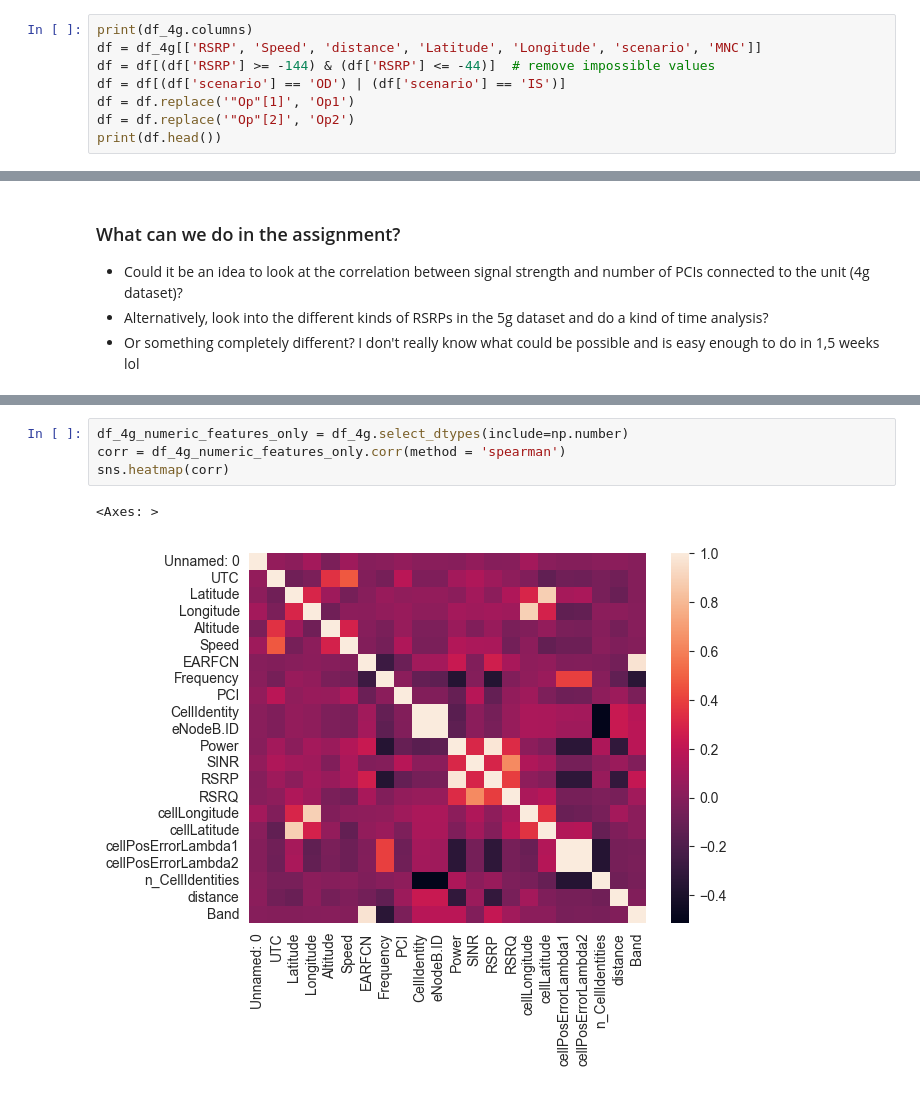
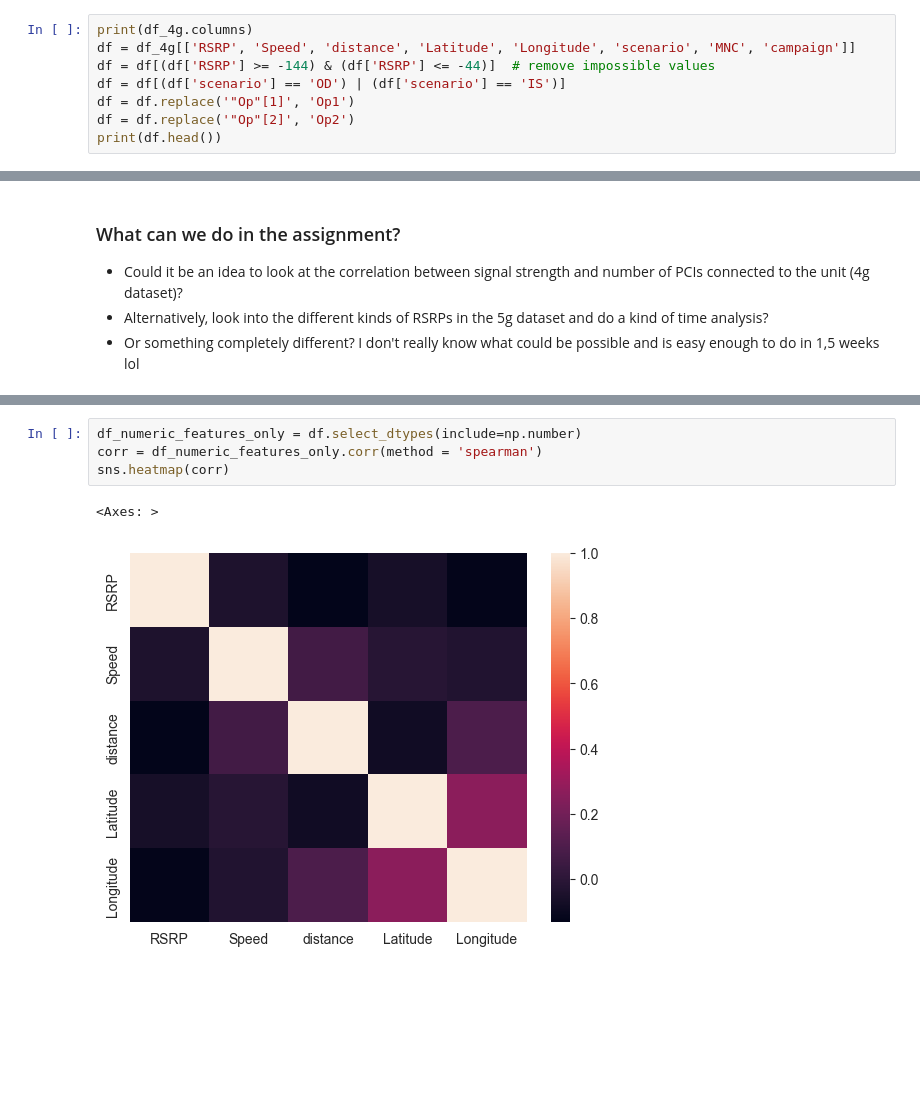
Before and after one commit to ihneskarbovik/IN5060-assignment2, a Jupyter notebook: analysis.ipynb, the cells around one changed output, grey strips where cells are left out. Saved outputs shown, nothing was run; the diff lists cells and outputs as text; blank space fills up the shorter version.

Commit message:
heatmap of one route

```diff
--- a/analysis.ipynb
+++ b/analysis.ipynb
@@ -15,7 +19,7 @@ import scikit_posthocs as sp
 df_4g = pd.read_csv('datasets/4G-Passive-Measurements.csv')
 # %%
 print(df_4g.columns)
-df = df_4g[['RSRP', 'Speed', 'distance', 'Latitude', 'Longitude', 'scenario', 'MNC']]
+df = df_4g[['RSRP', 'Speed', 'distance', 'Latitude', 'Longitude', 'scenario', 'MNC', 'campaign']]
 df = df[(df['RSRP'] >= -144) & (df['RSRP'] <= -44)]  # remove impossible values
 df = df[(df['scenario'] == 'OD') | (df['scenario'] == 'IS')]
 df = df.replace('"Op"[1]', 'Op1')
@@ -189,7 +215,7 @@ Pearson correlation between RSRP and speed:  -0.024913660039203298
 # %%
-df_4g_numeric_features_only = df_4g.select_dtypes(include=np.number)
-corr = df_4g_numeric_features_only.corr(method = 'spearman')
+df_numeric_features_only = df.select_dtypes(include=np.number)
+corr = df_numeric_features_only.corr(method = 'spearman')
 sns.heatmap(corr)
 # %% [output]
 <Axes: >
-[figure, old version]
+[figure, new version]
```
Also changed, not shown: parts of 9 cells of this notebook.
